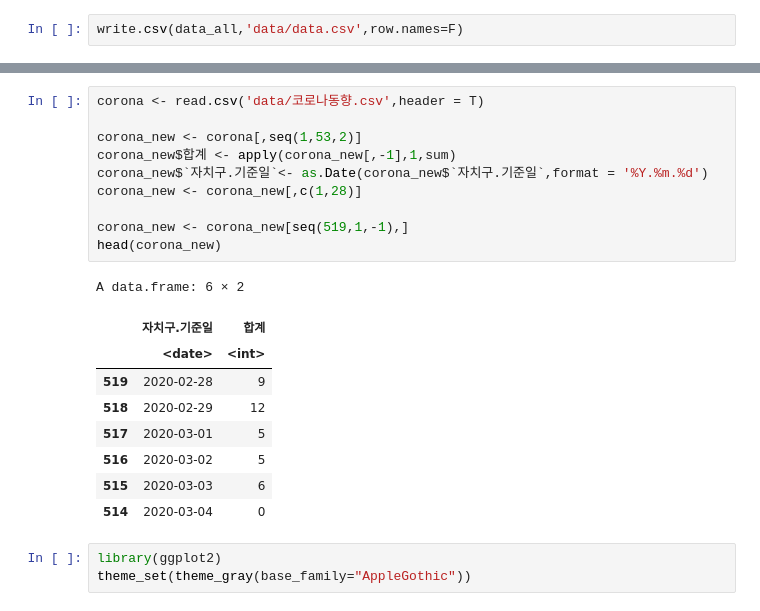
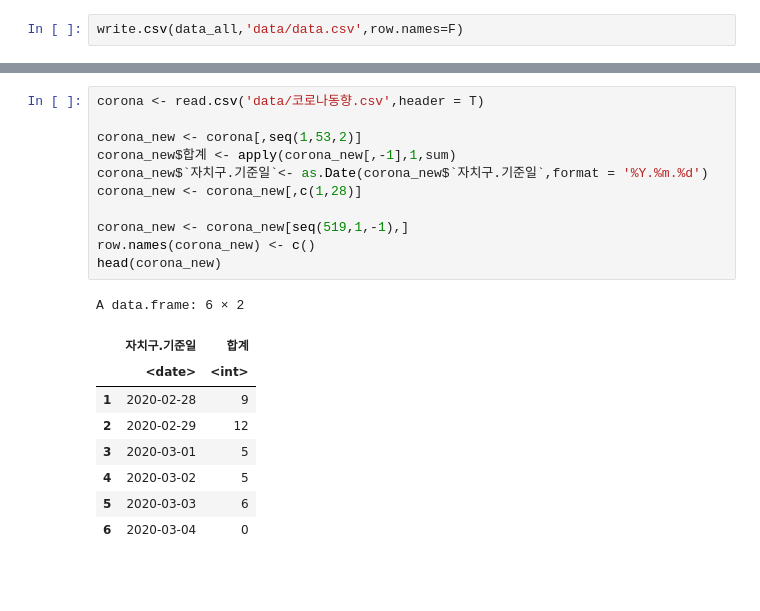
Before and after one commit to tommylee8939/TIL, a Jupyter notebook: R-project/project.ipynb, the cells around one changed output, grey strips where cells are left out. Drawn from its saved outputs; the diff is of its cells as text; blank space fills up the shorter version.

```diff
--- a/R-project/project.ipynb
+++ b/R-project/project.ipynb
@@ -127,23 +125,21 @@ seq(519,1,-1)
 # %%
 corona <- read.csv('data/코로나동향.csv',header = T)
 
 corona_new <- corona[,seq(1,53,2)]
 corona_new$합계 <- apply(corona_new[,-1],1,sum)
 corona_new$`자치구.기준일`<- as.Date(corona_new$`자치구.기준일`,format = '%Y.%m.%d')
 corona_new <- corona_new[,c(1,28)]
 
 corona_new <- corona_new[seq(519,1,-1),]
+row.names(corona_new) <- c()
 head(corona_new)
 # %% [output]
 A data.frame: 6 × 2
 |  | 자치구.기준일 | 합계 |
 |  | <date> | <int> |
-| 519 | 2020-02-28 | 9 |
-| 518 | 2020-02-29 | 12 |
-| 517 | 2020-03-01 | 5 |
-| 516 | 2020-03-02 | 5 |
-| 515 | 2020-03-03 | 6 |
-| 514 | 2020-03-04 | 0 |
+| 1 | 2020-02-28 | 9 |
+| 2 | 2020-02-29 | 12 |
+| 3 | 2020-03-01 | 5 |
+| 4 | 2020-03-02 | 5 |
+| 5 | 2020-03-03 | 6 |
+| 6 | 2020-03-04 | 0 |
-# %%
-library(ggplot2)
-theme_set(theme_gray(base_family="AppleGothic"))
```
Also changed, not shown: parts of 7 cells of this notebook.
